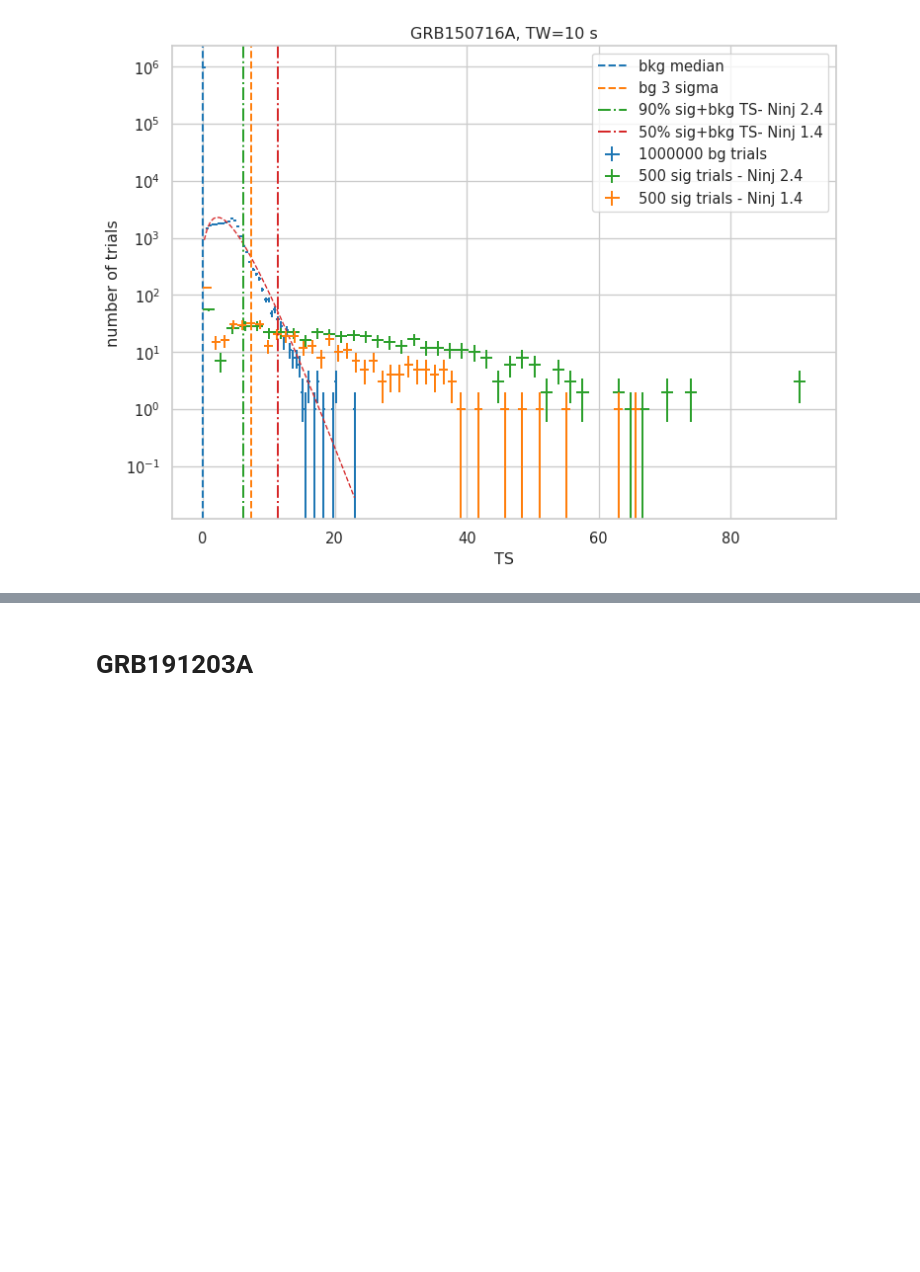
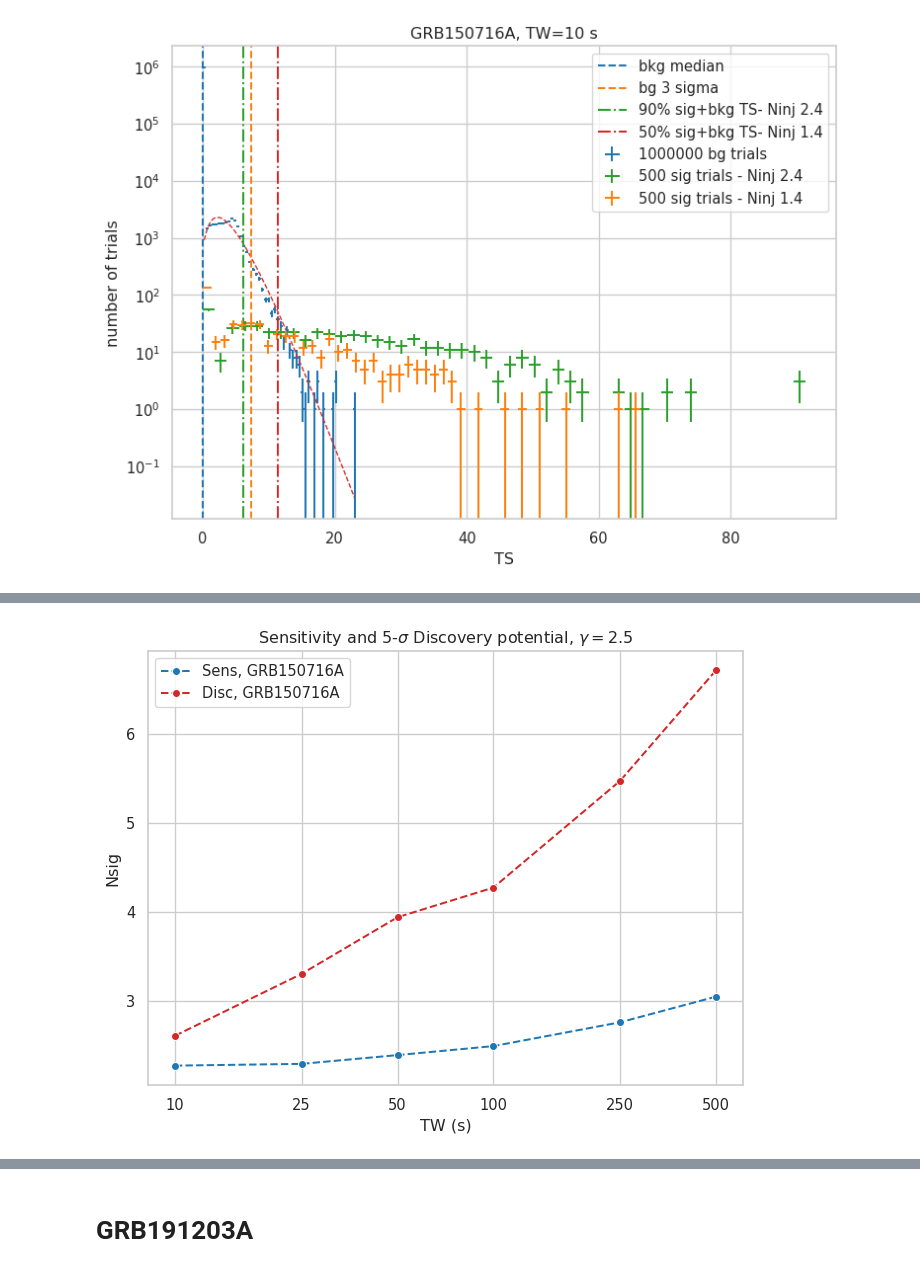
Before and after one commit to ChujieChen/greco_grb, a Jupyter notebook: notebooks/07_sensitivity_discovery_potential_per_source.ipynb, the cells around one changed output, grey strips where cells are left out. Cells and saved outputs as stored; diff of their text form; code cells hidden in the pictures; blank space fills up the shorter version.

```diff
--- a/notebooks/07_sensitivity_discovery_potential_per_source.ipynb
+++ b/notebooks/07_sensitivity_discovery_potential_per_source.ipynb
@@ -856,3 +858,27 @@ plt.show()
+# %%
+fig, ax = plt.subplots(1,1, figsize=(8,6), dpi=96)
+
+sns.lineplot(data=tw_sens_disc, x='tw', y='sens', marker='o', label=f'Sens, {ag.grb_name}', linestyle="dashed", ax=ax)
+sns.lineplot(data=tw_sens_disc, x='tw', y='disc', marker='o', label=f'Disc, {ag.grb_name}', linestyle="dashed", ax=ax)
+
+# ax.errorbar(tw_sens_disc.tw, tw_sens_disc.sens, yerr=tw_sens_disc.sens_error,
+#             linestyle=(0,(2,4)), marker='o', markersize=2, label=f'Sens, {ag.grb_name}')
+# ax.errorbar(tw_sens_disc.tw, tw_sens_disc.disc, yerr=tw_sens_disc.disc_error,
+#             linestyle=(0,(2,4)), marker='o', markersize=2, label=f'Disc, {ag.grb_name}')
+
+ax.set_xscale('log')
+ax.set_xlabel("TW (s)")
+ax.set_ylabel("Nsig")
+ax.set_title(r'Sensitivity and 5-$\sigma$ Discovery potential, $\gamma=2.5$')
+
+ax.set_xticks(tw_sens_disc['tw'])
+ax.set_xticklabels(tw_sens_disc['tw'])
+
+# plt.text(1e4, 3, 'IceCube Preliminary', color='r', fontsize=18)
+plt.legend()
+plt.show()
+# %% [output]
+[figure, added]
 # %%
 fig, ax = plt.subplots(1,1, figsize=(8,6), dpi=96)
 
```
Also changed, not shown: parts of 6 cells of this notebook, 5 other files.
